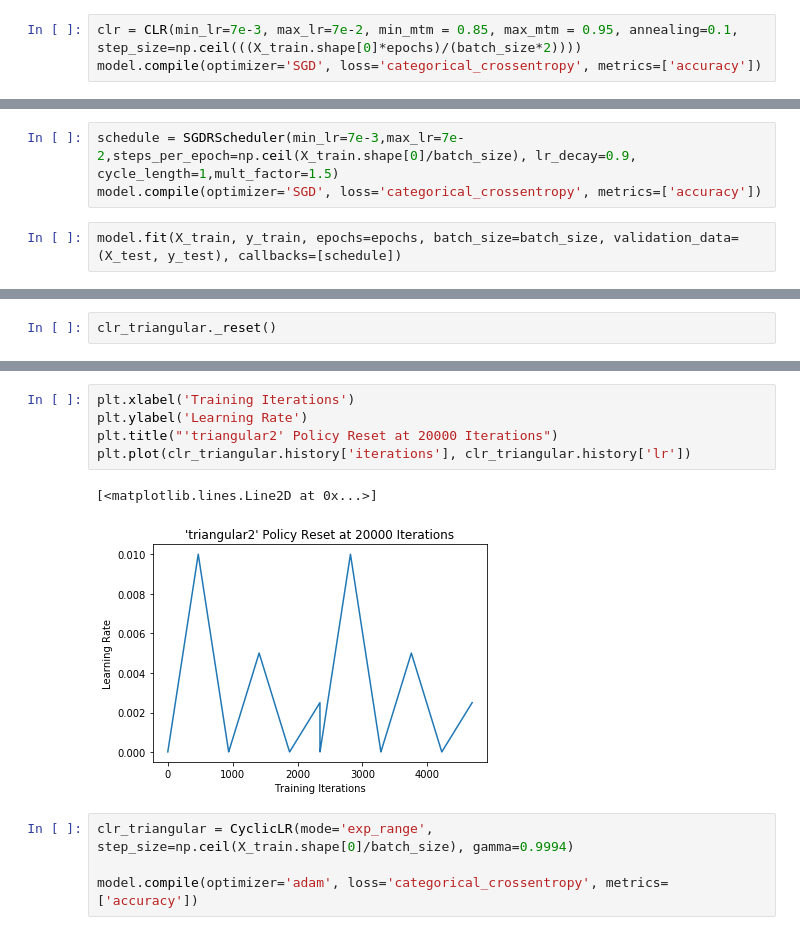
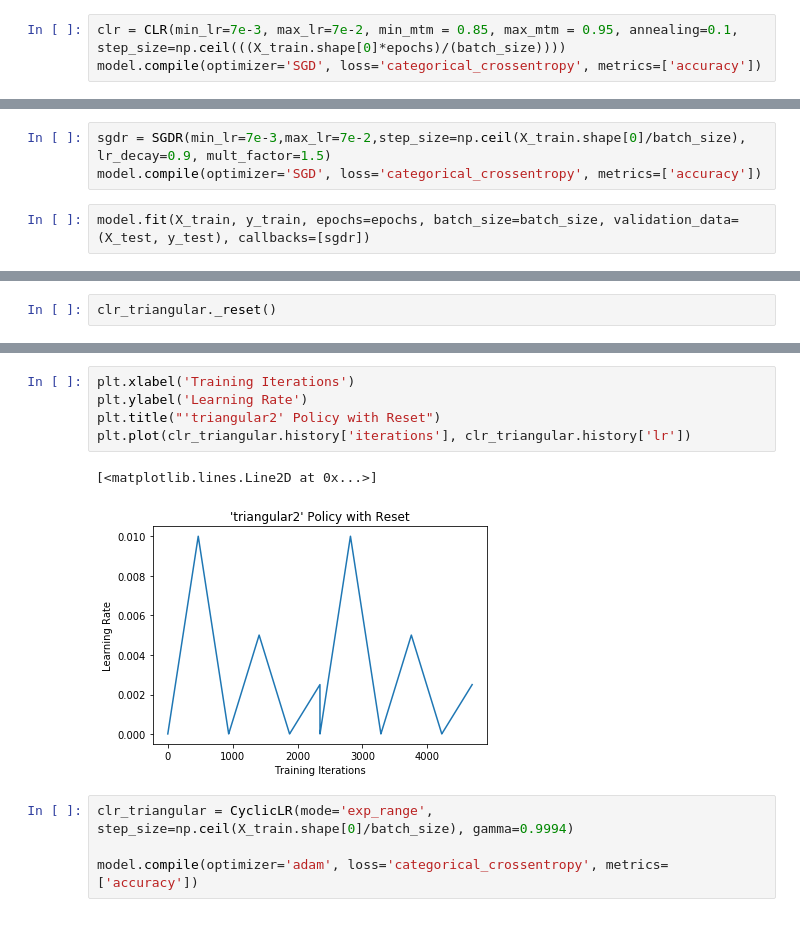
Before and after one commit to Ostnie/Learning-Rate, a Jupyter notebook: Learning Rate.ipynb, the cells around one changed output, grey strips where cells are left out. Cells and saved outputs as stored; diff of their text form.

```diff
--- a/Learning Rate.ipynb
+++ b/Learning Rate.ipynb
@@ -105,7 +105,7 @@ The optimal learning rate is in the part of the graph where the slope is the ste
 # %% [markdown]
 ## Cyclical Learning Rate and Momentum
 # %%
-clr = CLR(min_lr=7e-3, max_lr=7e-2, min_mtm = 0.85, max_mtm = 0.95, annealing=0.1, step_size=np.ceil(((X_train.shape[0]*epochs)/(batch_size*2))))
+clr = CLR(min_lr=7e-3, max_lr=7e-2, min_mtm = 0.85, max_mtm = 0.95, annealing=0.1, step_size=np.ceil(((X_train.shape[0]*epochs)/(batch_size))))
 model.compile(optimizer='SGD', loss='categorical_crossentropy', metrics=['accuracy'])
 # %%
 model.fit(X_train, y_train, batch_size=batch_size, epochs=epochs, validation_data=(X_test, y_test), callbacks=[clr])
@@ -141,10 +141,10 @@ plt.plot(clr.history['iterations'], clr.history['momentum'])
 # %% [markdown]
 ## Stochastic Gradient Descent with Restart (SGDR)
 # %%
-schedule = SGDRScheduler(min_lr=7e-3,max_lr=7e-2,steps_per_epoch=np.ceil(X_train.shape[0]/batch_size), lr_decay=0.9, cycle_length=1,mult_factor=1.5)
+sgdr = SGDR(min_lr=7e-3,max_lr=7e-2,step_size=np.ceil(X_train.shape[0]/batch_size), lr_decay=0.9, mult_factor=1.5)
 model.compile(optimizer='SGD', loss='categorical_crossentropy', metrics=['accuracy'])
 # %%
-model.fit(X_train, y_train, epochs=epochs, batch_size=batch_size, validation_data=(X_test, y_test), callbacks=[schedule])
+model.fit(X_train, y_train, epochs=epochs, batch_size=batch_size, validation_data=(X_test, y_test), callbacks=[sgdr])
 # %% [output]
 Train on 60000 samples, validate on 10000 samples
 Epoch 1/5
@@ -242,11 +242,11 @@ Epoch 5/5
 # %%
 plt.xlabel('Training Iterations')
 plt.ylabel('Learning Rate')
-plt.title("'triangular2' Policy Reset at 20000 Iterations")
+plt.title("'triangular2' Policy with Reset")
 plt.plot(clr_triangular.history['iterations'], clr_triangular.history['lr'])
 # %% [output]
 [<matplotlib.lines.Line2D at 0x...>]
-[figure, old version]
+[figure, new version]
 # %%
 clr_triangular = CyclicLR(mode='exp_range', step_size=np.ceil(X_train.shape[0]/batch_size), gamma=0.9994)
 
```
Also changed, not shown: parts of 14 cells of this notebook, 4 other files.
